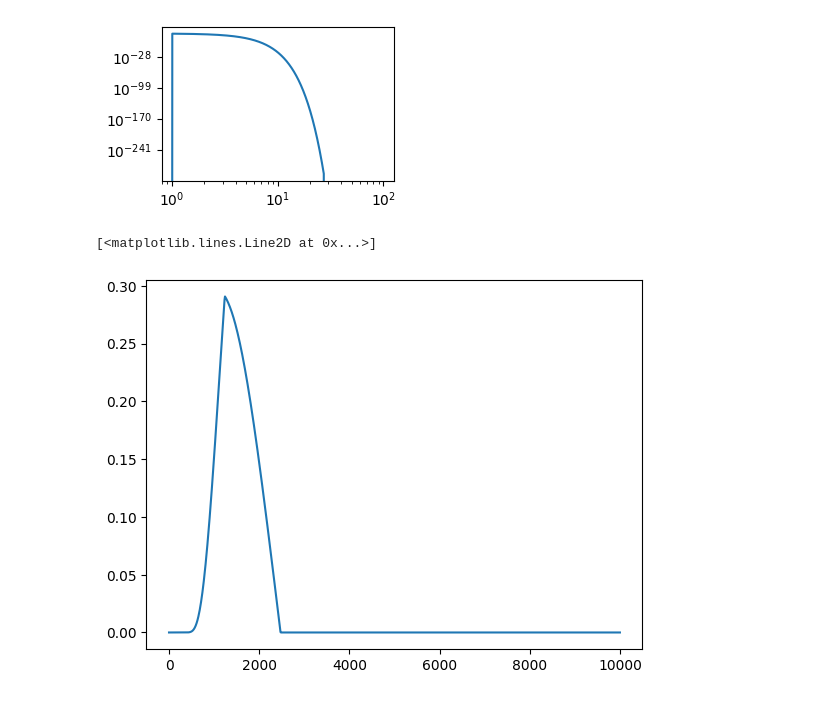
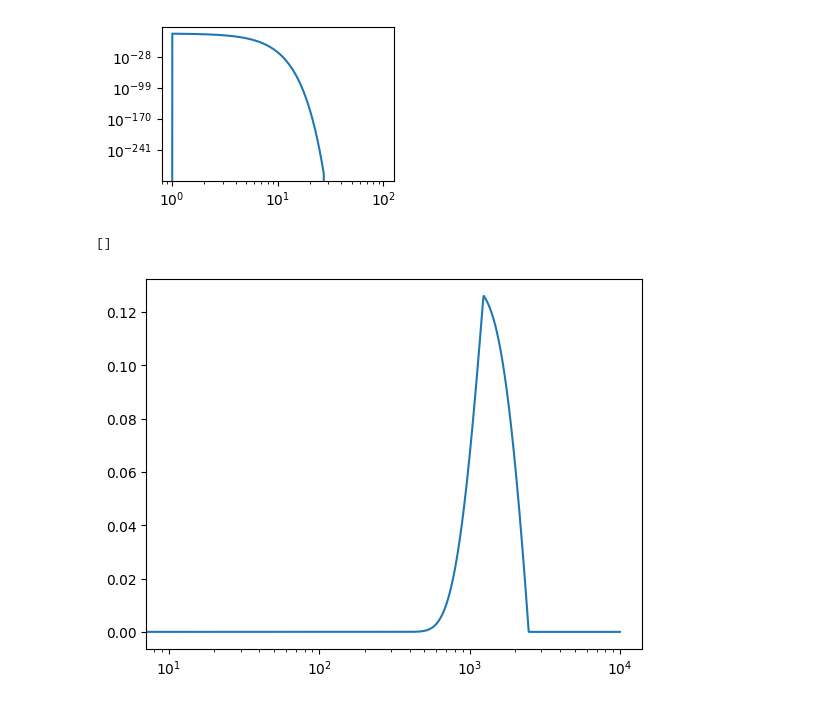
Before and after one commit to morganemacleod/FailedSNCalcs, a Jupyter notebook: MESAfailedSN.ipynb, the cells around one changed output. Drawn from its saved outputs; the diff is of its cells as text; code cells hidden in the pictures.

```diff
--- a/MESAfailedSN.ipynb
+++ b/MESAfailedSN.ipynb
@@ -301,7 +302,7 @@ def make_structure_plot_Henv(p):
     plt.xlabel(r'$\log_{10}(r/R_\odot)$')
     plt.subplots_adjust(hspace=0.075)
 # %%
-p,h = read_MESA_profile_history("m31_Hpoor/LOGS/", "profile30.data")
+p,h = read_MESA_profile_history("m31_Hpoor/", "profile30.data")
 make_HR_plot(p,h)
 # %% [output]
 ['zone', 'mass', 'logR', 'logT', 'logRho', 'logP', 'x_mass_fraction_H', 'y_mass_fraction_He', 'z_mass_fraction_metals', 'logdq', 'log_g', 'radius', 'pressure_scale_height', 'dq', 'logxq', 'logxm', 'lo ...
@@ -851,7 +895,7 @@ def rho_csm_t(p,t,skip=10):
 
 
 
-selh1 = pp['h1']>0.5
+selh1 = pp['h1']>0.1
 tl = [1e1,1e2,1e3,1e4]
 for myt in tl:
     myt*=86400.
@@ -993,17 +1035,19 @@ plt.show()
 # %%
 from scipy.special import erf
 
 
 def mshell(t,rmin,rmax,vesc,mtot):
     # integral of exp(-x^2) from 1 to infity (approx by 10..), gives ~0.139
     normC = mtot / ( vesc * 0.5*np.sqrt(np.pi)*(erf(10)-erf(1)) )
     rmin = np.where(rmin<vesc*t,vesc*t,rmin)
     rmax = np.where(rmax>rmin,rmax,rmin)
     return normC * 0.5*np.sqrt(np.pi)*vesc * ( erf(rmax/(vesc*t)) - erf(rmin/(vesc*t)) )
 
 
 tl = np.linspace(0,1e4,1000)
-plt.plot(tl,mshell(tl*86400 ,50*c.au,100*c.au,70e5,0.3*c.msun)/c.msun  )
+plt.plot(tl,mshell(tl*86400 ,50*c.au,100*c.au,70e5,0.13*c.msun)/c.msun  )
+plt.semilogx()
+plt.plot()
 # %% [output]
-[<matplotlib.lines.Line2D at 0x...>]
+[]
-[figure, old version]
+[figure, new version]
```
Also changed, not shown: parts of 16 cells of this notebook, 9 other files.
